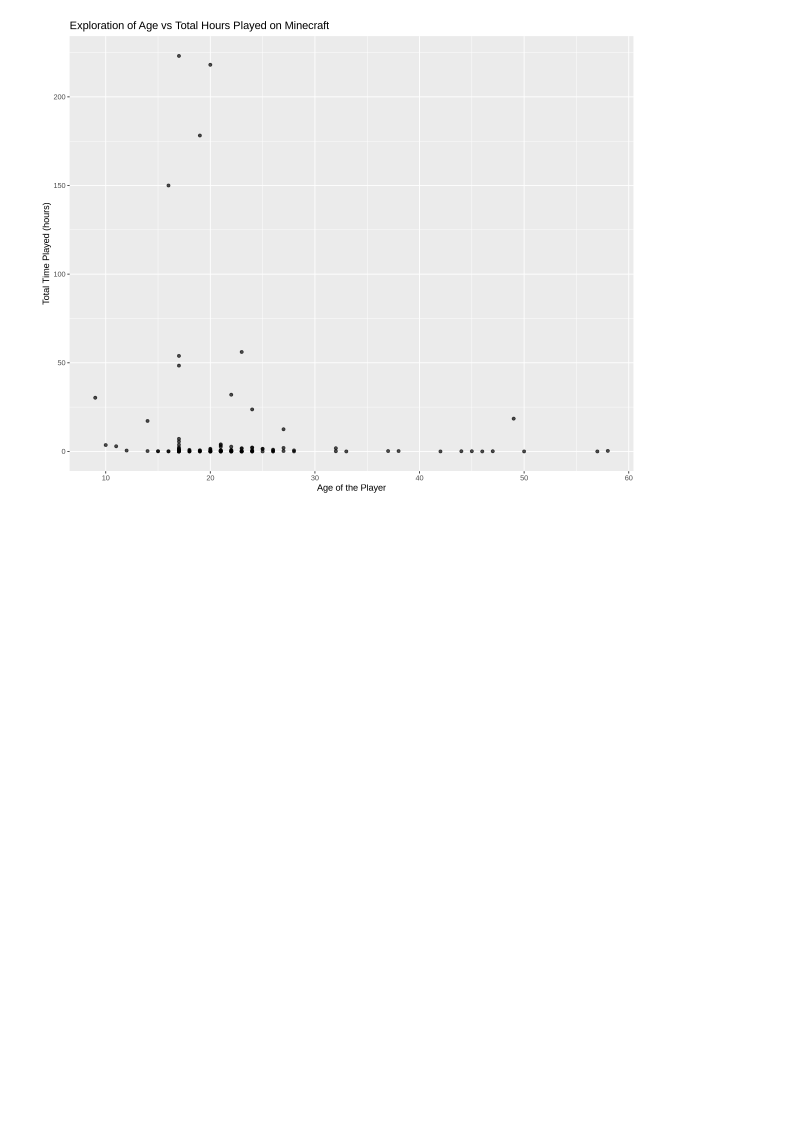
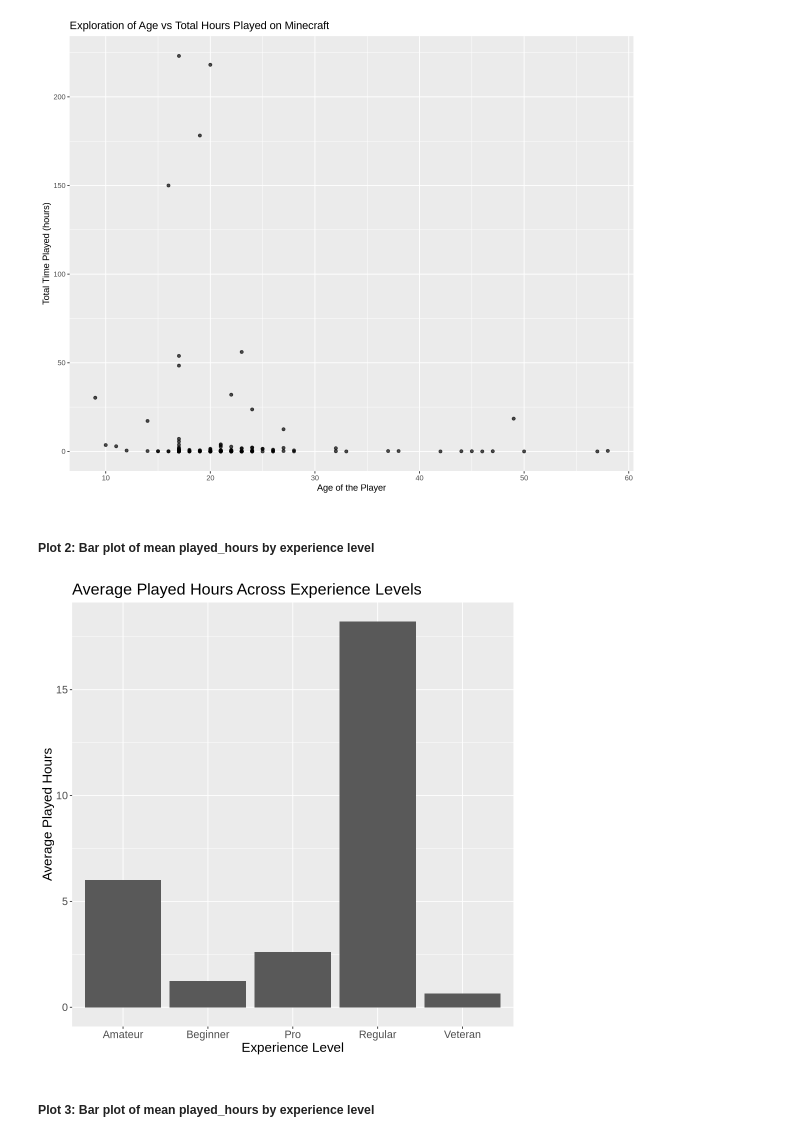
Before and after one commit to angelicaa-p/project_planning_stage_individual, a Jupyter notebook: project_planning_stage_individual.ipynb, the cells around one changed output. Saved outputs shown, nothing was run; the diff lists cells and outputs as text; code cells hidden in the pictures; blank space fills up the shorter version.

Commit message:
added bar plot 3 of mean played_hours vs experience level

```diff
--- a/project_planning_stage_individual.ipynb
+++ b/project_planning_stage_individual.ipynb
@@ -517,3 +518,26 @@ Warning message:
 “Removed 2 rows containing missing values or values outside the scale range
 (`geom_point()`).”
 [figure]
+# %% [markdown]
+##### Plot 2: Bar plot of mean played_hours by experience level
+# %%
+options(repr.plot.width = 8, repr.plot.height = 8)
+
+hours_by_experience_plot <- players_data |>
+
+  group_by(experience) |>
+  summarize(mean_hours = mean(played_hours, na.rm = TRUE)) |>
+      ggplot(aes(x = experience, y = mean_hours)) +
+          geom_bar(stat = "identity") +
+          labs(
+                x = "Experience Level",
+                y = "Average Played Hours",
+                title = "Average Played Hours Across Experience Levels"
+                  ) +
+          theme(text = element_text(size = 16))
+
+hours_by_experience_plot
+# %% [output]
+[figure, added]
+# %% [markdown]
+##### Plot 3: Bar plot of mean played_hours by experience level
```
Also changed, not shown: parts of 1 cell of this notebook.
